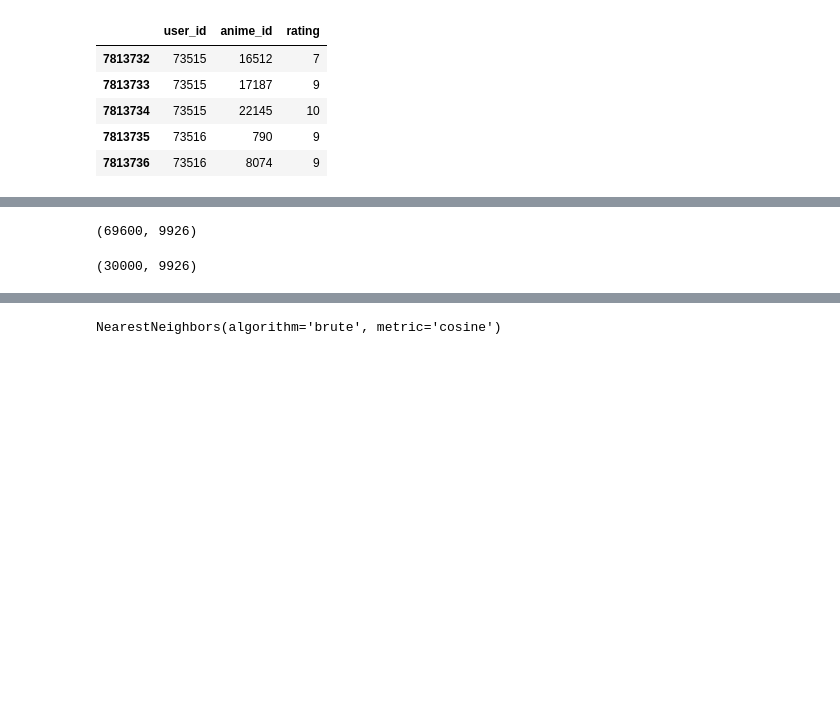
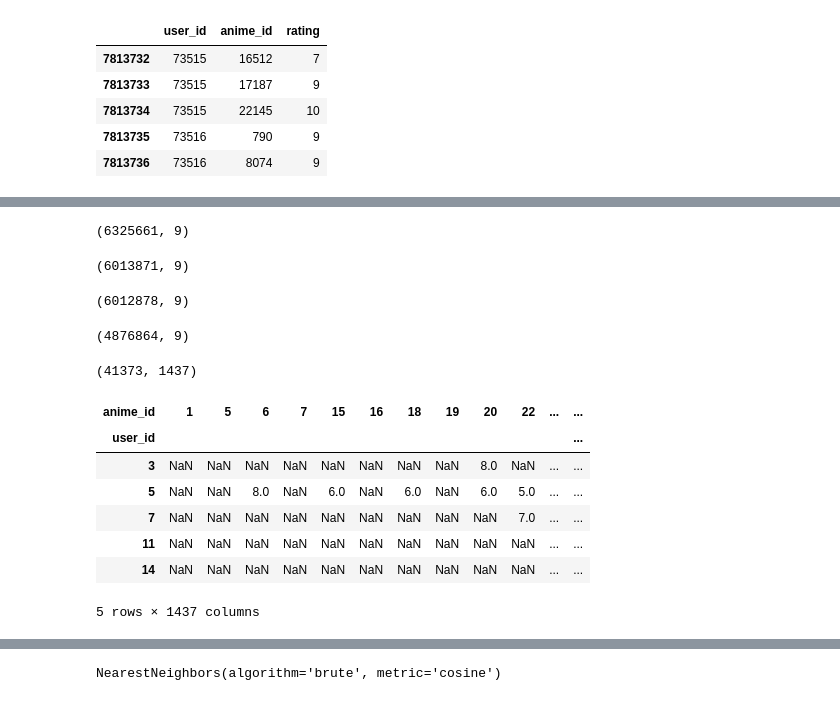
Before and after one commit to DevNerds2020/imdb-recommender-system, a Jupyter notebook: main.ipynb, the cells around one changed output, grey strips where cells are left out. Drawn from its saved outputs; the diff is of its cells as text; code cells hidden in the pictures; blank space fills up the shorter version.

```diff
--- a/main.ipynb
+++ b/main.ipynb
@@ -18,0 +31,4 @@ anime_data.head()
+# %%
+#delete the anime ratings that are below 5
+anime_data = anime_data[anime_data.rating > 5]
+anime_data.describe()
@@ -46,7 +84,39 @@ merged_data.head()
+# %%
+merged_data.shape
+# %% [output]
+(6325661, 9)
+# %%
+# delete all the users that rated less that 10 animes
+merged_data = merged_data.groupby('user_id').filter(lambda x: len(x) >= 30)
+merged_data.shape
+# %% [output]
+(6013871, 9)
+# %%
+#delete all the users that sum of ratings is less than 50
+merged_data = merged_data.groupby('user_id').filter(lambda x: x['rating_y'].sum() >= 200)
+merged_data.shape
+# %% [output]
+(6012878, 9)
+# %%
+#delete all the animes that have less than 50 ratings
+merged_data = merged_data.groupby('anime_id').filter(lambda x: len(x) >= 1000)
+merged_data.shape
+# %% [output]
+(4876864, 9)
 # %%
 # rating y => user rating rating x => anime rating
 ratings_matrix = merged_data.pivot_table(index='user_id', columns='anime_id', values='rating_y')
+ratings_matrix.shape
+# %% [output]
+(41373, 1437)
 # %%
-ratings_matrix.shape
+ratings_matrix.head()
 # %% [output]
+| anime_id | 1 | 5 | 6 | 7 | 15 | 16 | 18 | 19 | 20 | 22 | ... | ... |
+| user_id |  |  |  |  |  |  |  |  |  |  |  | ... |
+| 3 | NaN | NaN | NaN | NaN | NaN | NaN | NaN | NaN | 8.0 | NaN | ... | ... |
+| 5 | NaN | NaN | 8.0 | NaN | 6.0 | NaN | 6.0 | NaN | 6.0 | 5.0 | ... | ... |
+| 7 | NaN | NaN | NaN | NaN | NaN | NaN | NaN | NaN | NaN | 7.0 | ... | ... |
+| 11 | NaN | NaN | NaN | NaN | NaN | NaN | NaN | NaN | NaN | NaN | ... | ... |
+| 14 | NaN | NaN | NaN | NaN | NaN | NaN | NaN | NaN | NaN | NaN | ... | ... |
-(69600, 9926)
+5 rows × 1437 columns
@@ -56,7 +123,3 @@ ratings_matrix = ratings_matrix.iloc[:30000, :]
-# %%
-ratings_matrix.shape
-# %% [output]
-(30000, 9926)
 # %%
 merged_data = []
 # %%
```
Also changed, not shown: parts of 17 cells of this notebook, 2 other files.
